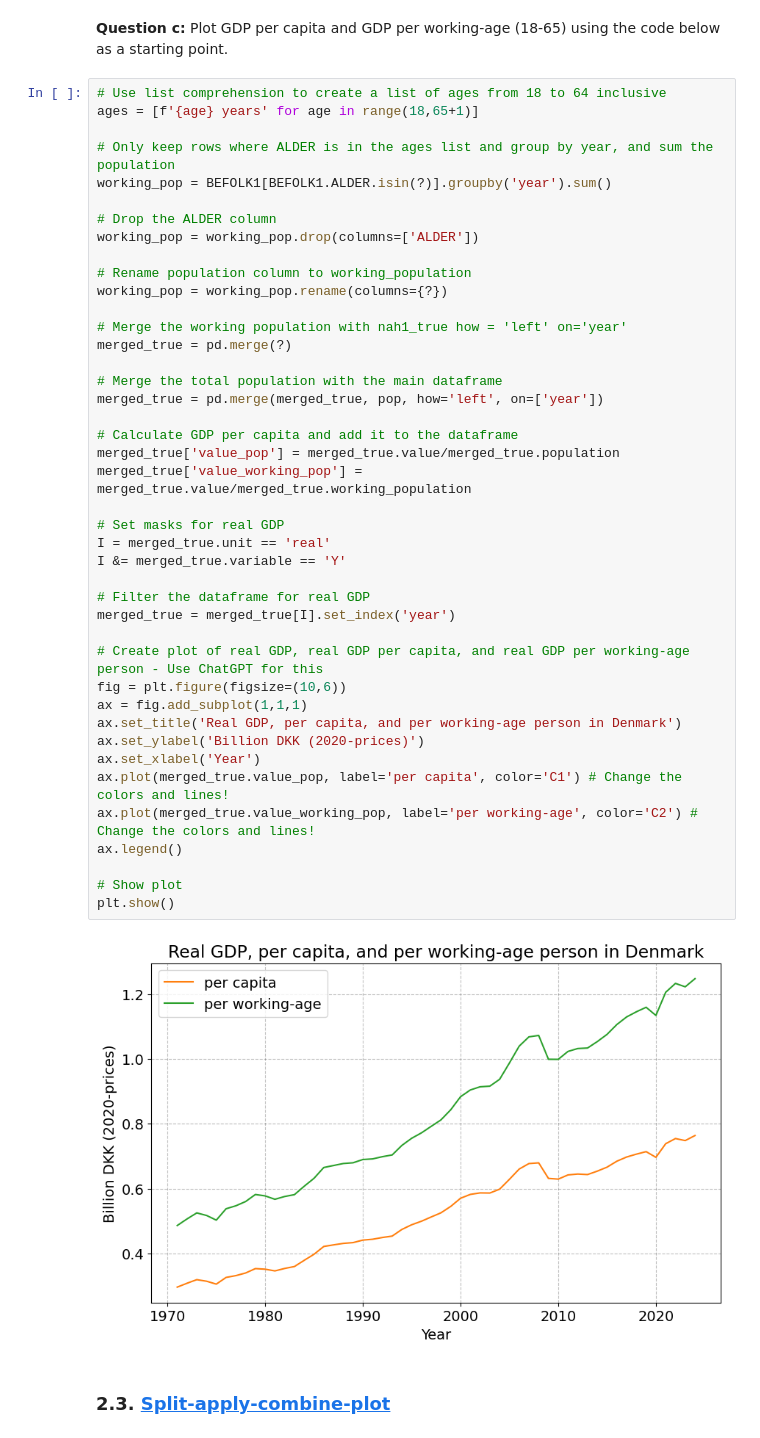
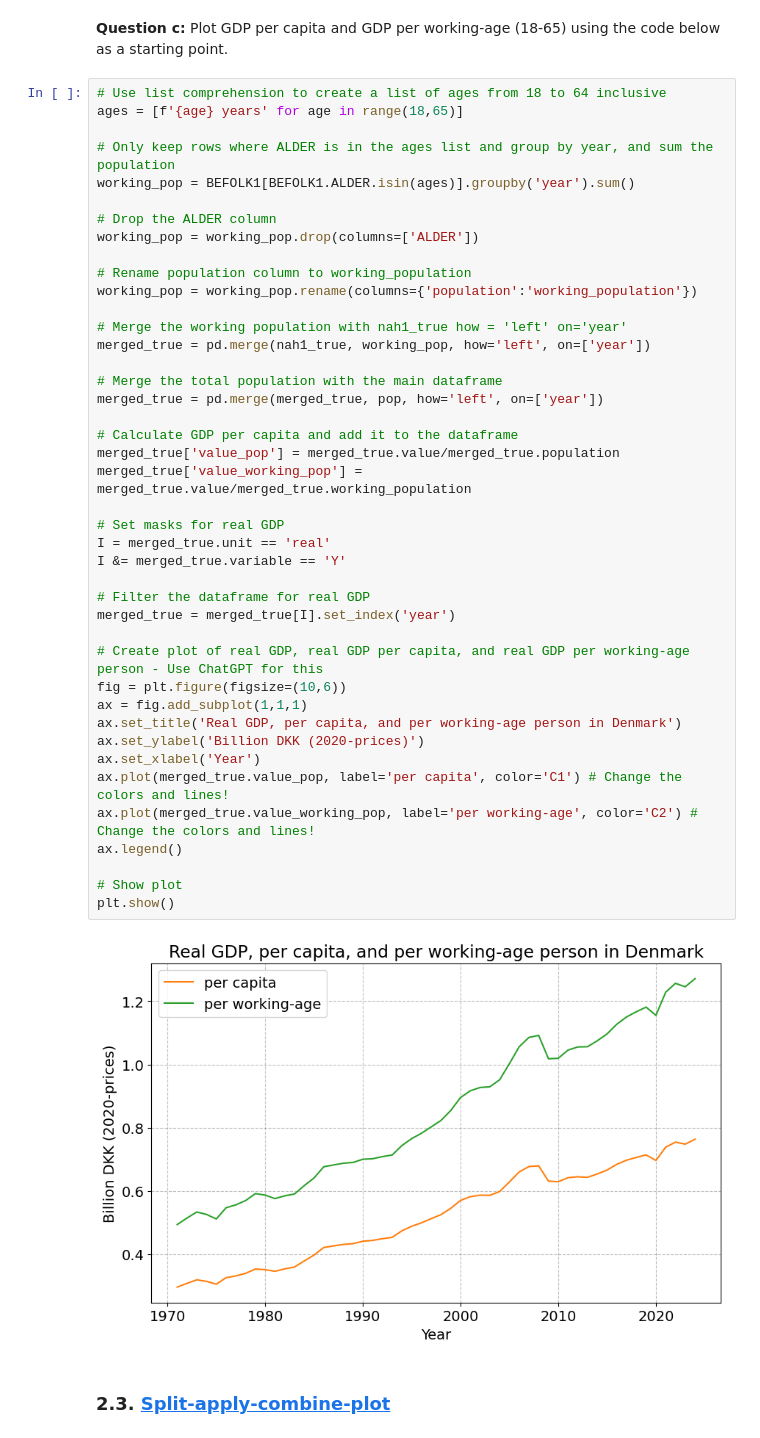
Before and after one commit to mhl687/Class-7, a Jupyter notebook: 2025 - Programming for Economist/Solutions to Problem Sets/Problem_set_2_Descriptive_economics/Work - Problem_set_2.ipynb, the cells around one changed output. Drawn from its saved outputs; the diff is of its cells as text.

```diff
--- a/2025 - Programming for Economist/Solutions to Problem Sets/Problem_set_2_Descriptive_economics/Work - Problem_set_2.ipynb
+++ b/2025 - Programming for Economist/Solutions to Problem Sets/Problem_set_2_Descriptive_economics/Work - Problem_set_2.ipynb
@@ -578,48 +582,48 @@ merged_true_alt.? # We get two population columns now
 **Question c:** Plot GDP per capita and GDP per working-age (18-65) using the code below as a starting point.
 # %%
 # Use list comprehension to create a list of ages from 18 to 64 inclusive
-ages = [f'{age} years' for age in range(18,65+1)]
+ages = [f'{age} years' for age in range(18,65)]
 
 # Only keep rows where ALDER is in the ages list and group by year, and sum the population
-working_pop = BEFOLK1[BEFOLK1.ALDER.isin(?)].groupby('year').sum()
+working_pop = BEFOLK1[BEFOLK1.ALDER.isin(ages)].groupby('year').sum()
 
 # Drop the ALDER column
 working_pop = working_pop.drop(columns=['ALDER'])
 
 # Rename population column to working_population
-working_pop = working_pop.rename(columns={?})
+working_pop = working_pop.rename(columns={'population':'working_population'})
 
 # Merge the working population with nah1_true how = 'left' on='year'
-merged_true = pd.merge(?)
+merged_true = pd.merge(nah1_true, working_pop, how='left', on=['year'])
 
 # Merge the total population with the main dataframe
 merged_true = pd.merge(merged_true, pop, how='left', on=['year'])
 
 # Calculate GDP per capita and add it to the dataframe
 merged_true['value_pop'] = merged_true.value/merged_true.population
 merged_true['value_working_pop'] = merged_true.value/merged_true.working_population
 
 # Set masks for real GDP
 I = merged_true.unit == 'real'
 I &= merged_true.variable == 'Y'
 
 # Filter the dataframe for real GDP
 merged_true = merged_true[I].set_index('year')
 
 # Create plot of real GDP, real GDP per capita, and real GDP per working-age person - Use ChatGPT for this
 fig = plt.figure(figsize=(10,6))
 ax = fig.add_subplot(1,1,1)
 ax.set_title('Real GDP, per capita, and per working-age person in Denmark')
 ax.set_ylabel('Billion DKK (2020-prices)')
 ax.set_xlabel('Year')
 ax.plot(merged_true.value_pop, label='per capita', color='C1') # Change the colors and lines!
 ax.plot(merged_true.value_working_pop, label='per working-age', color='C2') # Change the colors and lines!
 ax.legend()
 
 # Show plot
 plt.show()
 # %% [output]
-[figure, old version]
+[figure, new version]
 # %% [markdown]
 ### 2.3. <a id='toc2_3_'></a>[Split-apply-combine-plot](#toc0_)
 # %% [markdown]
```
Also changed, not shown: parts of 3 cells of this notebook.
